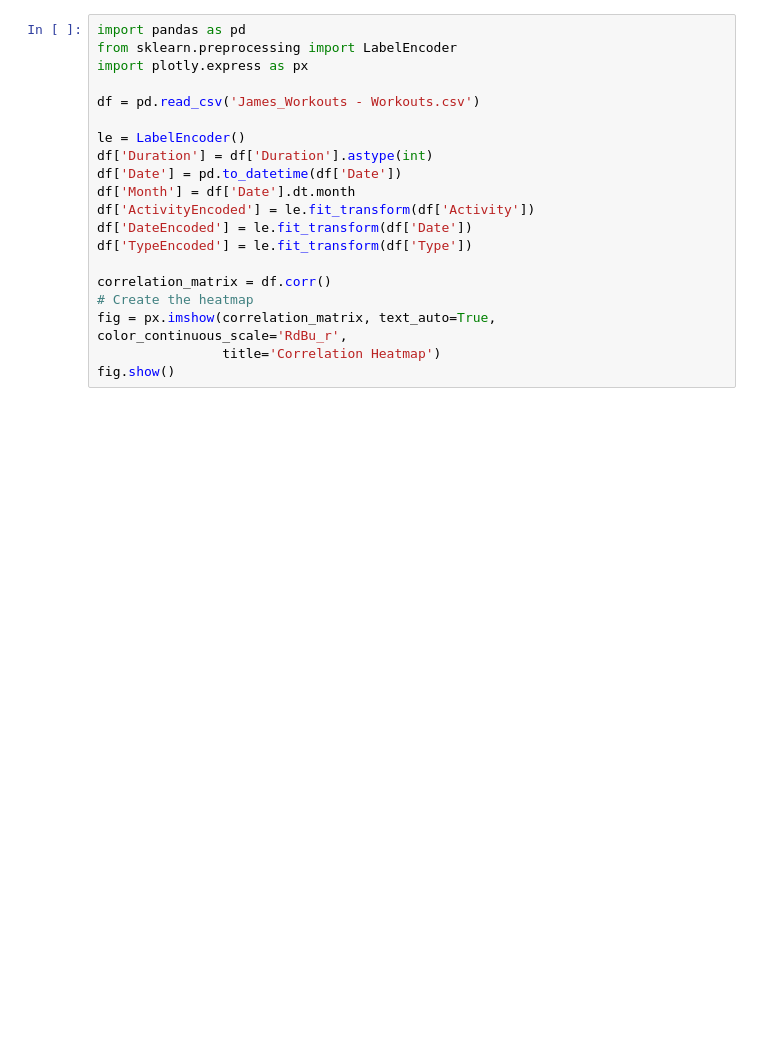
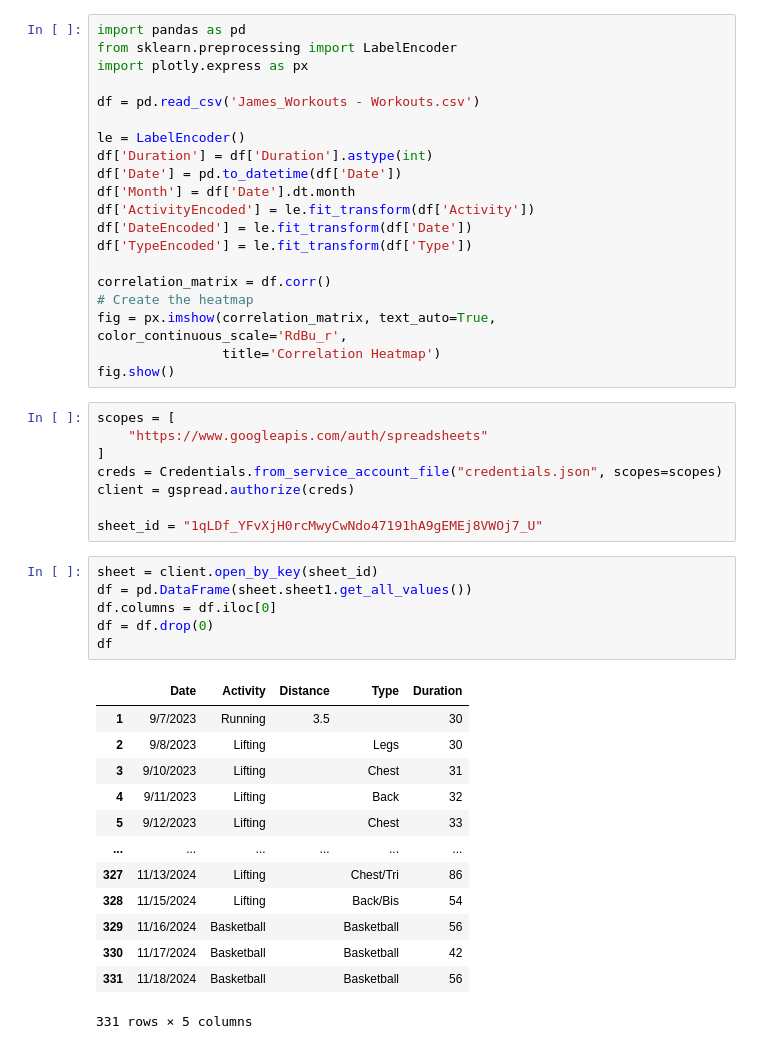
Before and after one commit to 98yangjames/WorkoutRepo, a Jupyter notebook: try.ipynb, the cells around one changed output. Drawn from its saved outputs; the diff is of its cells as text; blank space fills up the shorter version.

```diff
--- a/try.ipynb
+++ b/try.ipynb
@@ -18,3 +18,31 @@ correlation_matrix = df.corr()
 fig = px.imshow(correlation_matrix, text_auto=True, color_continuous_scale='RdBu_r',
                 title='Correlation Heatmap')
 fig.show()
+# %%
+scopes = [
+    "https://www.googleapis.com/auth/spreadsheets"
+]
+creds = Credentials.from_service_account_file("credentials.json", scopes=scopes)
+client = gspread.authorize(creds)
+
+sheet_id = "1qLDf_YFvXjH0rcMwyCwNdo47191hA9gEMEj8VWOj7_U"
+# %%
+sheet = client.open_by_key(sheet_id)
+df = pd.DataFrame(sheet.sheet1.get_all_values())
+df.columns = df.iloc[0]
+df = df.drop(0)
+df
+# %% [output]
+|  | Date | Activity | Distance | Type | Duration |
+| 1 | 9/7/2023 | Running | 3.5 |  | 30 |
+| 2 | 9/8/2023 | Lifting |  | Legs | 30 |
+| 3 | 9/10/2023 | Lifting |  | Chest | 31 |
+| 4 | 9/11/2023 | Lifting |  | Back | 32 |
+| 5 | 9/12/2023 | Lifting |  | Chest | 33 |
+| ... | ... | ... | ... | ... | ... |
+| 327 | 11/13/2024 | Lifting |  | Chest/Tri | 86 |
+| 328 | 11/15/2024 | Lifting |  | Back/Bis | 54 |
+| 329 | 11/16/2024 | Basketball |  | Basketball | 56 |
+| 330 | 11/17/2024 | Basketball |  | Basketball | 42 |
+| 331 | 11/18/2024 | Basketball |  | Basketball | 56 |
+331 rows × 5 columns
```
Also changed, not shown: parts of 8 cells of this notebook, 2 other files.
